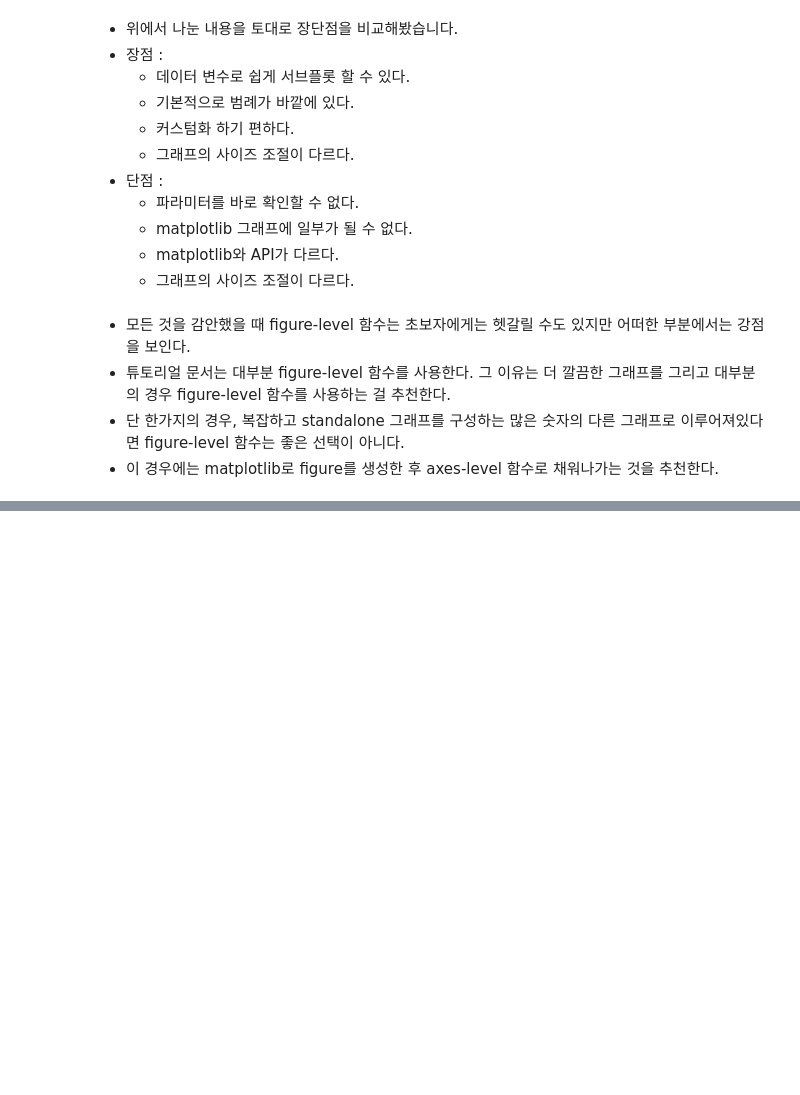
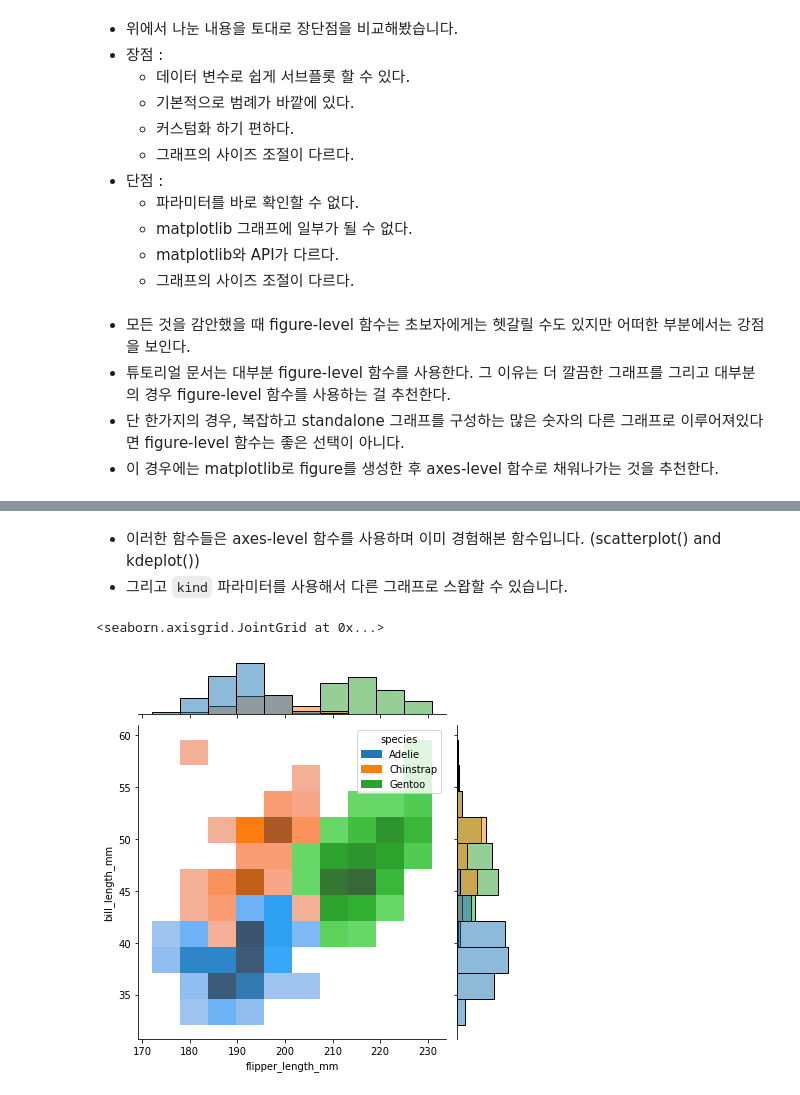
Before and after one commit to Daconic/Seaborn_tutorial_KOR, a Jupyter notebook: Overview of seaborn plotting function.ipynb, the cells around one changed output, grey strips where cells are left out. Drawn from its saved outputs; the diff is of its cells as text; code cells hidden in the pictures; blank space fills up the shorter version.

```diff
--- a/Overview of seaborn plotting function.ipynb
+++ b/Overview of seaborn plotting function.ipynb
@@ -224,0 +247,9 @@ g = sns.FacetGrid(penguins, col='sex', height=3.5, aspect=.75)
+# %% [markdown]
+- 이러한 함수들은 axes-level 함수를 사용하며 이미 경험해본 함수입니다. (scatterplot() and kdeplot())
+- 그리고 `kind` 파라미터를 사용해서 다른 그래프로 스왑할 수 있습니다.
+# %%
+sns.jointplot(data=penguins, x="flipper_length_mm", y="bill_length_mm",
+              hue='species', kind="hist")
+# %% [output]
+<seaborn.axisgrid.JointGrid at 0x...>
+[figure, added]
```
Also changed, not shown: parts of 6 cells of this notebook.
